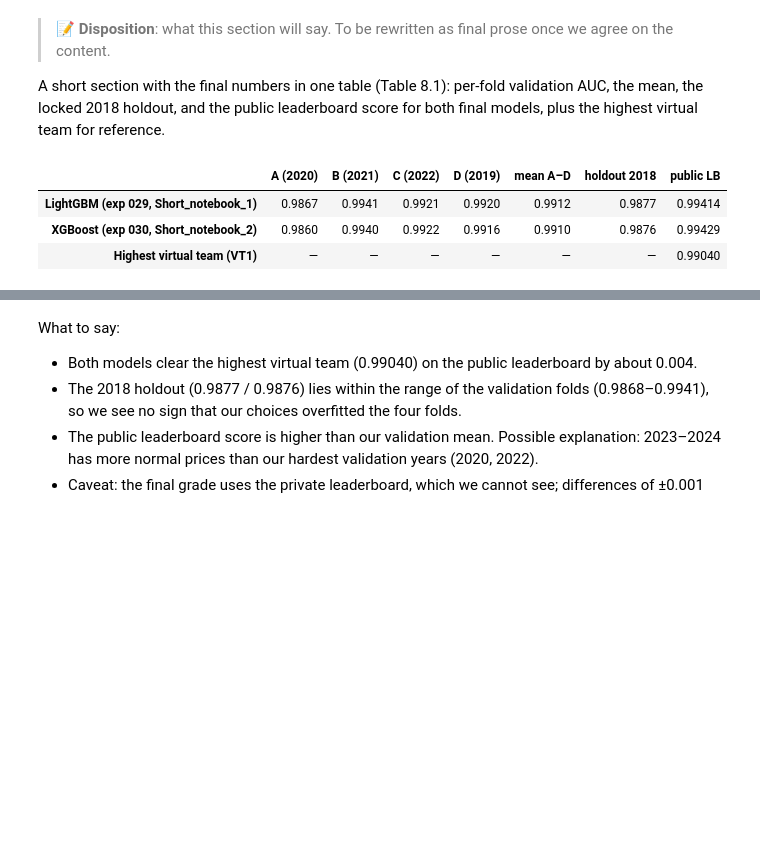
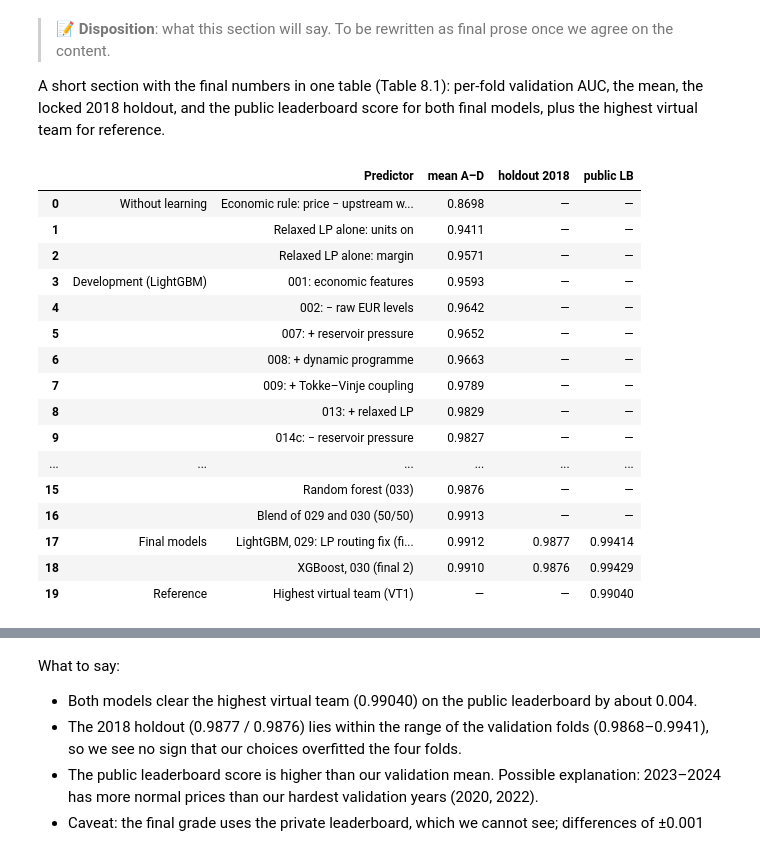
Before and after one commit to idatomine/Women-in-AI-tdt4173, a Jupyter notebook: Report.ipynb, the cells around one changed output, grey strips where cells are left out. Cells and saved outputs as stored; diff of their text form; code cells hidden in the pictures; blank space fills up the shorter version.

Commit message:
Added missing models, change sto report.ipynb and disposition thereafter

```diff
--- a/Report.ipynb
+++ b/Report.ipynb
@@ -87,7 +87,7 @@ def _latex(value):
     for char, escaped in [("\\", r"\textbackslash{}"), ("&", r"\&"), ("%", r"\%"), ("$", r"\$"), ("#", r"\#"),
                           ("_", r"\_"), ("{", r"\{"), ("}", r"\}"), ("~", r"\textasciitilde{}"), ("^", r"\^{}")]:
         text = text.replace(char, escaped)
-    return text
+    return text.replace(r"\_", r"\_\allowbreak{}")  # long snake_case names may break after _
 
 
 def show_table(df, table_id, columns=None, long=False):
@@ -639,8 +639,9 @@ economic reason behind it, the measured effect (Figure 4.1) and our best explana
 *why* it worked or did not.
 # %%
 # Experiment log (machine-readable) and the journal's decisions
+# keep="last": for exp 029 that is the deterministic re-run that was submitted
 results = pd.read_csv(EXP / "results.csv")
-cv_rows = results.dropna(subset=["mean"]).drop_duplicates("name", keep="first").set_index("name")
+cv_rows = results.dropna(subset=["mean"]).drop_duplicates("name", keep="last").set_index("name")
 
 kept = [  # the path of accepted changes, in order
     ("exp_001_baseline_v2", "Economic features"),
@@ -828,6 +831,9 @@ table_51 = pd.DataFrame({
     "Rule: price − upstream water value (+7 d)": fold_scores(lambda f, idx: rule[idx]),
     "Relaxed LP alone: unit on": fold_scores(lambda f, idx: lp_on[idx].astype(float)),
     "Relaxed LP alone: marginal profit": fold_scores(lambda f, idx: lp_margin[idx].astype(float)),
+    "Logistic regression (exp 034)": fold_scores(saved("exp_034_logistic")),
+    "Random forest (exp 033)": fold_scores(saved("exp_033_random_forest")),
+    "Neural network, MLP (exp 035)": fold_scores(saved("exp_035_mlp")),
     "LightGBM without LP features (exp 009)": fold_scores(saved("exp_009_tokke_vinje")),
     "XGBoost without LP features (exp 012)": fold_scores(saved("exp_012_xgboost")),
     "LightGBM, one model per unit (exp 028f)": fold_scores(saved("exp_028f_per_unit")),
@@ -1277,19 +1286,52 @@ plt.tight_layout(); show_figure("7.6")
 A short section with the final numbers in one table (Table 8.1): per-fold validation AUC, the mean, the locked 2018 holdout,
 and the public leaderboard score for both final models, plus the highest virtual team for reference.
 # %%
-# Table 8.1: final results
+# Table 8.1: all results in one table (per-fold scores: Tables 5.1 and 8.2)
 holdout = results.dropna(subset=["holdout_2018"]).drop_duplicates("name", keep="last").set_index("name")["holdout_2018"]
-final = pd.DataFrame({
-    "LightGBM (exp 029, Short_notebook_1)": {**cv_rows.loc["exp_029_main_river", ["A", "B", "C", "D", "mean"]].to_dict(),
-                                              "holdout_2018": holdout["exp_029_main_river"], "public LB": 0.99414},
-    "XGBoost (exp 030, Short_notebook_2)": {**cv_rows.loc["exp_030_xgb_main_river", ["A", "B", "C", "D", "mean"]].to_dict(),
-                                             "holdout_2018": holdout["exp_030_xgb_main_river"], "public LB": 0.99429},
-    "Highest virtual team (VT1)": {"public LB": 0.99040},
-}).T
-final.columns = ["A (2020)", "B (2021)", "C (2022)", "D (2019)", "mean A–D", "holdout 2018", "public LB"]
-show_table(final.apply(lambda col: col.map(lambda v: "—" if pd.isna(v) else f"{v:.5f}" if col.name == "public LB" else f"{v:.4f}")), "8.1")
+public_lb = {"exp_017_lp_minflow": 0.99042, "exp_021_lp_commitment": 0.99067, "exp_024_lp_shop": 0.99099,
+             "exp_029_main_river": 0.99414, "exp_030_xgb_main_river": 0.99429}  # final files; from journal.md
+mean_of = lambda name: cv_rows.loc[name, "mean"]
+rows = [  # (group, predictor, mean A–D, holdout 2018, public LB)
+    ("Without learning", "Economic rule: price − upstream water value", table_51.loc["Rule: price − upstream water value (+7 d)", "mean"], None, None),
+    ("", "Relaxed LP alone: units on", table_51.loc["Relaxed LP alone: unit on", "mean"], None, None),
+    ("", "Relaxed LP alone: margin", table_51.loc["Relaxed LP alone: marginal profit", "mean"], None, None),
+]
+stages = [("exp_001_baseline_v2", "001: economic features"), ("exp_002_no_raw_eur", "002: − raw EUR levels"),
+          ("exp_007_hydro_pressure", "007: + reservoir pressure"), ("exp_008_relaxed_dp", "008: + dynamic programme"),
+          ("exp_009_tokke_vinje", "009: + Tokke–Vinje coupling"), ("exp_013_relaxed_lp", "013: + relaxed LP"),
+          ("exp_014c_without_hydro_pressure", "014c: − reservoir pressure"), ("exp_017_lp_minflow", "017: LP + minimum flows"),
+          ("exp_021_lp_commitment", "021: LP + start costs"), ("exp_024_lp_shop", "024: LP + production curves, spill costs")]
+for i, (name, label) in enumerate(stages):
+    rows.append(("Development (LightGBM)" if i == 0 else "", label, mean_of(name), None, public_lb.get(name)))
+rows += [
+    ("Other predictors, final features", "Logistic regression (034)", mean_of("exp_034_logistic"), None, None),
+    ("", "Neural network, MLP (035)", mean_of("exp_035_mlp"), None, None),
+    ("", "Random forest (033)", mean_of("exp_033_random_forest"), None, None),
+    ("", "Blend of 029 and 030 (50/50)", table_51.loc["Blend 50/50 of exp 029 and 030", "mean"], None, None),
+    ("Final models", "LightGBM, 029: LP routing fix (final 1)", mean_of("exp_029_main_river"), holdout["exp_029_main_river"], public_lb["exp_029_main_river"]),
+    ("", "XGBoost, 030 (final 2)", mean_of("exp_030_xgb_main_river"), holdout["exp_030_xgb_main_river"], public_lb["exp_030_xgb_main_river"]),
+    ("Reference", "Highest virtual team (VT1)", None, None, 0.99040),
+]
+fmt = lambda v, digits: "—" if v is None or pd.isna(v) else f"{v:.{digits}f}"
+overall = pd.DataFrame([(g, p, fmt(m, 4), fmt(h, 4), fmt(lb, 5)) for g, p, m, h, lb in rows],
+                       columns=["", "Predictor", "mean A–D", "holdout 2018", "public LB"])
+show_table(overall, "8.1", columns=r">{\raggedright\arraybackslash}p{0.2\linewidth}>{\raggedright\arraybackslash}p{0.42\linewidth}lll")
+overall
 # %% [output]
-|  | A (2020) | B (2021) | C (2022) | D (2019) | mean A–D | holdout 2018 | public LB |
-| LightGBM (exp 029, Short_notebook_1) | 0.9867 | 0.9941 | 0.9921 | 0.9920 | 0.9912 | 0.9877 | 0.99414 |
-| XGBoost (exp 030, Short_notebook_2) | 0.9860 | 0.9940 | 0.9922 | 0.9916 | 0.9910 | 0.9876 | 0.99429 |
-| Highest virtual team (VT1) | — | — | — | — | — | — | 0.99040 |
+|  |  | Predictor | mean A–D | holdout 2018 | public LB |
+| 0 | Without learning | Economic rule: price − upstream w... | 0.8698 | — | — |
+| 1 |  | Relaxed LP alone: units on | 0.9411 | — | — |
+| 2 |  | Relaxed LP alone: margin | 0.9571 | — | — |
+| 3 | Development (LightGBM) | 001: economic features | 0.9593 | — | — |
+| 4 |  | 002: − raw EUR levels | 0.9642 | — | — |
+| 5 |  | 007: + reservoir pressure | 0.9652 | — | — |
+| 6 |  | 008: + dynamic programme | 0.9663 | — | — |
+| 7 |  | 009: + Tokke–Vinje coupling | 0.9789 | — | — |
+| 8 |  | 013: + relaxed LP | 0.9829 | — | — |
+| 9 |  | 014c: − reservoir pressure | 0.9827 | — | — |
+| ... | ... | ... | ... | ... | ... |
+| 15 |  | Random forest (033) | 0.9876 | — | — |
+| 16 |  | Blend of 029 and 030 (50/50) | 0.9913 | — | — |
+| 17 | Final models | LightGBM, 029: LP routing fix (fi... | 0.9912 | 0.9877 | 0.99414 |
+| 18 |  | XGBoost, 030 (final 2) | 0.9910 | 0.9876 | 0.99429 |
+| 19 | Reference | Highest virtual team (VT1) | — | — | 0.99040 |
```
Also changed, not shown: parts of 4 cells of this notebook, 36 other files.
